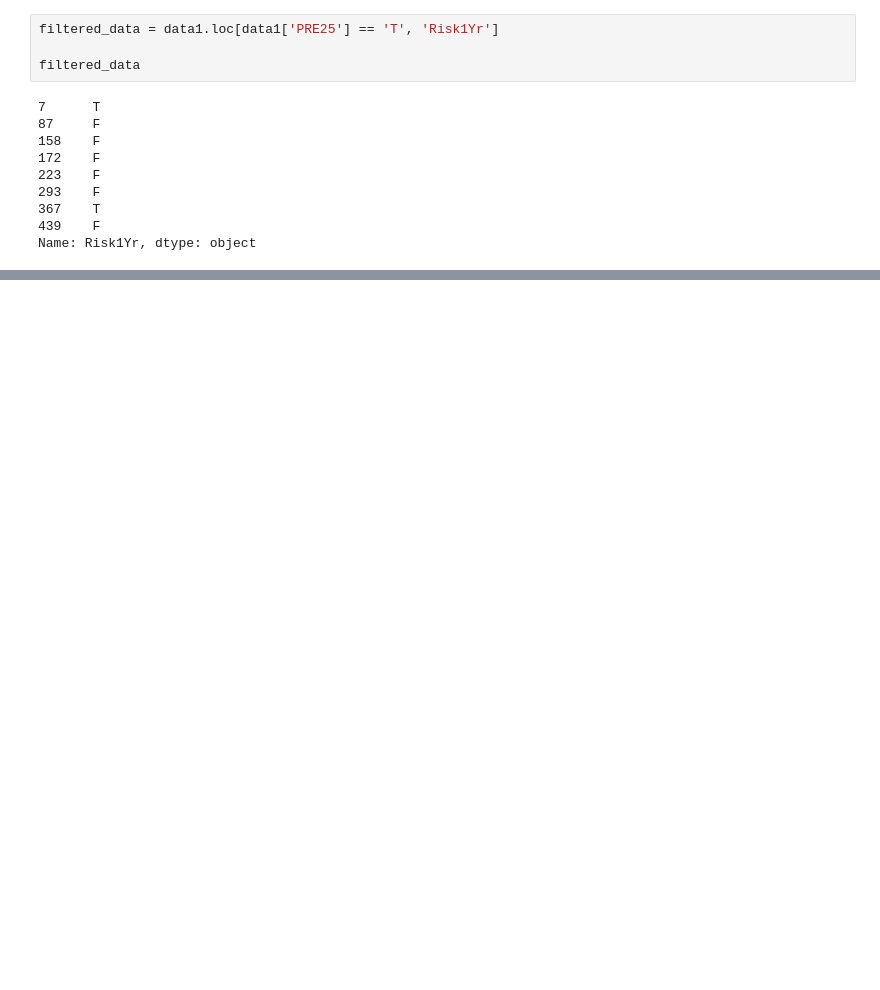
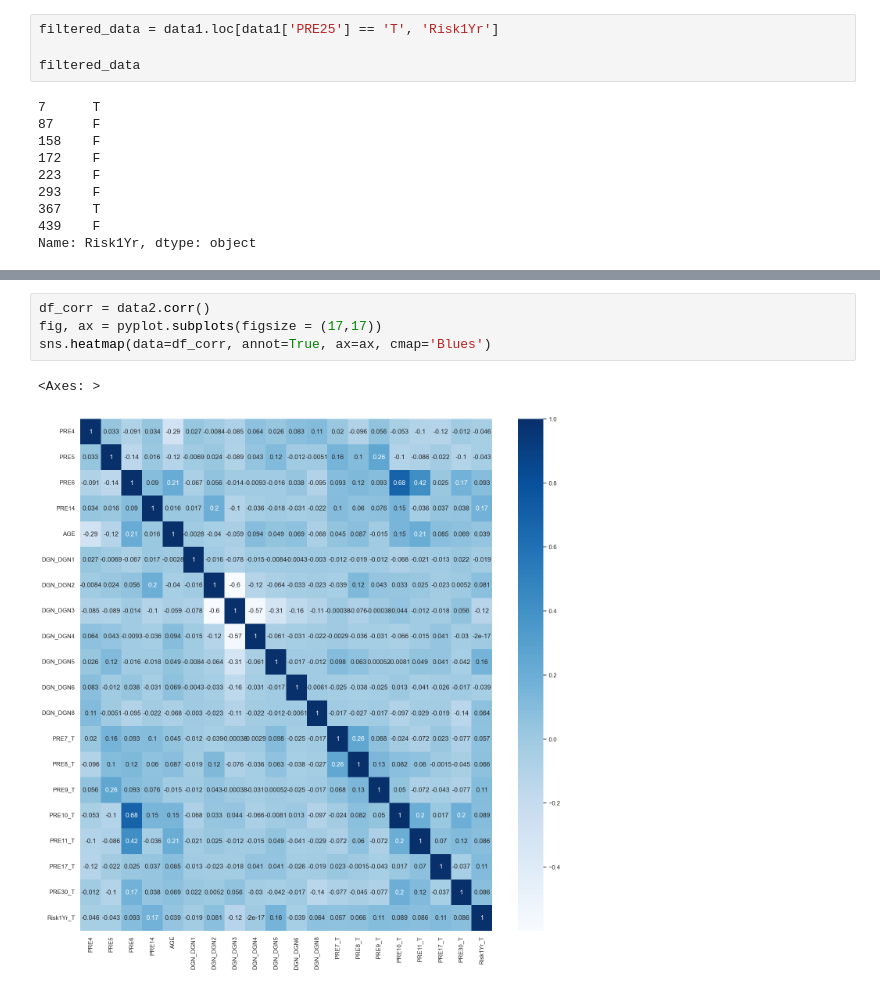
Before and after one commit to milicaj00/ML-P1-Classification, a Jupyter notebook: proba.ipynb, the cells around one changed output, grey strips where cells are left out. Cells and saved outputs as stored; diff of their text form; blank space fills up the shorter version.

```diff
--- a/proba.ipynb
+++ b/proba.ipynb
@@ -199,3 +266,10 @@ data2.head()
 | 2 | 2.76 | 2.08 | 2 | 1 | 59 | 0 | 0 | 1 | 0 | 0 | ... |
 | 3 | 3.68 | 3.04 | 1 | 1 | 54 | 0 | 0 | 1 | 0 | 0 | ... |
 | 4 | 2.44 | 0.96 | 3 | 1 | 73 | 0 | 0 | 1 | 0 | 0 | ... |
+# %%
+df_corr = data2.corr()
+fig, ax = pyplot.subplots(figsize = (17,17))
+sns.heatmap(data=df_corr, annot=True, ax=ax, cmap='Blues')
+# %% [output]
+<Axes: >
+[figure, added]
```
Also changed, not shown: parts of 13 cells of this notebook.
